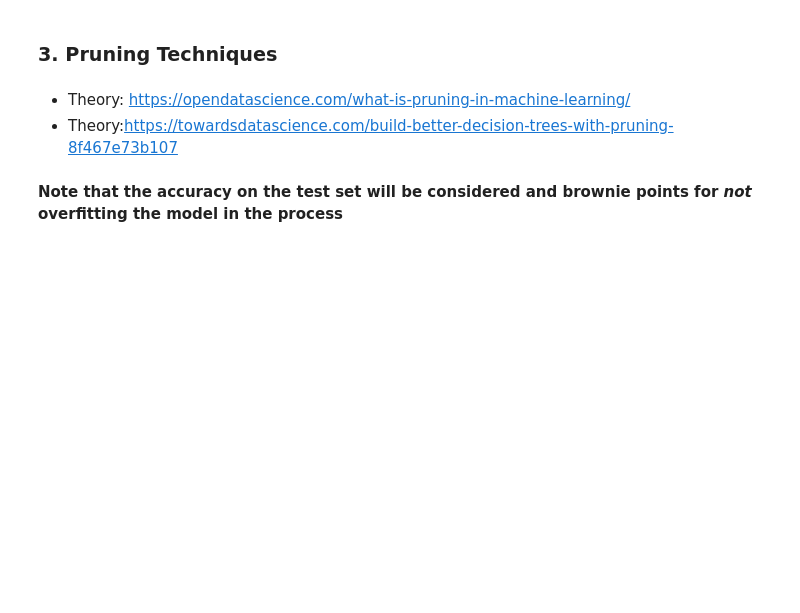
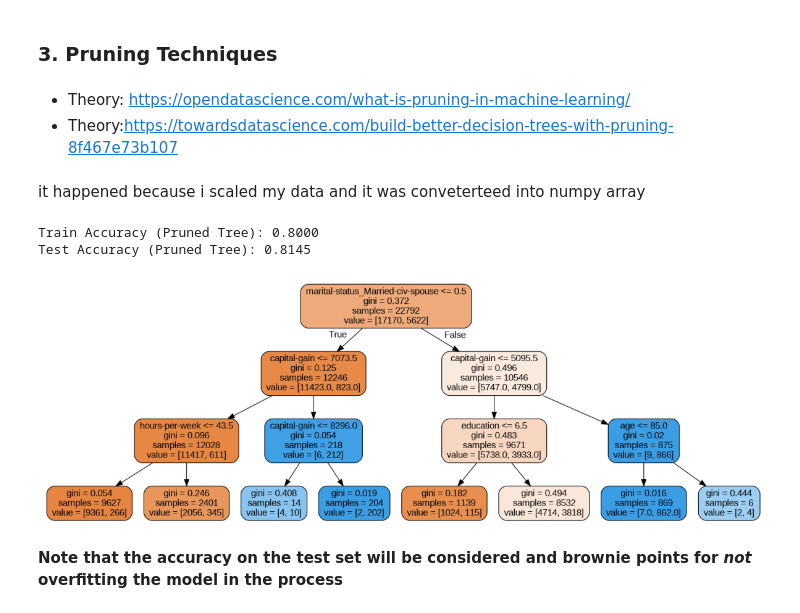
Before and after one commit to lakshmikam/synapse_mltask_lakshmi, a Jupyter notebook: Copy_of_Synapse_LP_Task_4.ipynb, the cells around one changed output. Drawn from its saved outputs; the diff is of its cells as text; code cells hidden in the pictures; blank space fills up the shorter version.

```diff
--- a/Copy_of_Synapse_LP_Task_4.ipynb
+++ b/Copy_of_Synapse_LP_Task_4.ipynb
@@ -747,3 +979,29 @@ Ans:
+# %% [markdown]
+it happened because i scaled my data and it was conveterteed into numpy array
 # %%
 #before plotting a tree you will need to first convert your X_train and X_test to DataFrame (Explain WHY (Hint: You made one tree before and it worked fine so it has to do with something you did after..Explore))
 #Code to convert it here:
+from sklearn import tree
+# Initialize a pruned decision tree
+pruned_tree = DecisionTreeClassifier(
+    max_depth=3,           # limit tree depth
+    min_samples_leaf=5,    # minimum samples per leaf
+    random_state=42
+)
+
+# Train the model
+pruned_tree.fit(X_train_df, y_train)
+
+# Predictions
+y_train_pred = pruned_tree.predict(X_train_df)
+y_test_pred = pruned_tree.predict(X_test_df)
+
+train_acc_pruned=accuracy_score(y_train, y_train_pred)
+test_acc_pruned=accuracy_score(y_test, y_test_pred)
+
+# Accuracy
+print(f"Train Accuracy (Pruned Tree): {accuracy_score(y_train, y_train_pred):.4f}")
+print(f"Test Accuracy (Pruned Tree): {accuracy_score(y_test, y_test_pred):.4f}")
+# %% [output]
+Train Accuracy (Pruned Tree): 0.8000
+Test Accuracy (Pruned Tree): 0.8145
@@ -752,3 +1008,29 @@ Ans:
+# %%
+#plot a tree (image) similar to one created for decision tree (graphwiz) for the pruning technique
+from sklearn.tree import export_graphviz
+import matplotlib.pyplot as plt
+
+# Export tree to .dot file
+export_graphviz(
+    pruned_tree,
+    out_file='pruned_tree.dot',
+    feature_names=X_train_df.columns,
+    max_depth=3,         # optional, same as pruning depth
+    filled=True,
+    rounded=True
+)
+
+# Convert dot to png
+!dot -Tpng pruned_tree.dot -o pruned_tree.png
+
+# Display image
+image = plt.imread('pruned_tree.png')
+plt.figure(figsize=(15,15))
+plt.imshow(image)
+plt.axis('off')
+plt.show()
+# %% [output]
+[figure, added]
 # %% [markdown]
 <b>Note that the accuracy on the test set will be considered and brownie points for *not* overfitting the model in the process</b>
 # %% [markdown]
```
Also changed, not shown: parts of 41 cells of this notebook.
